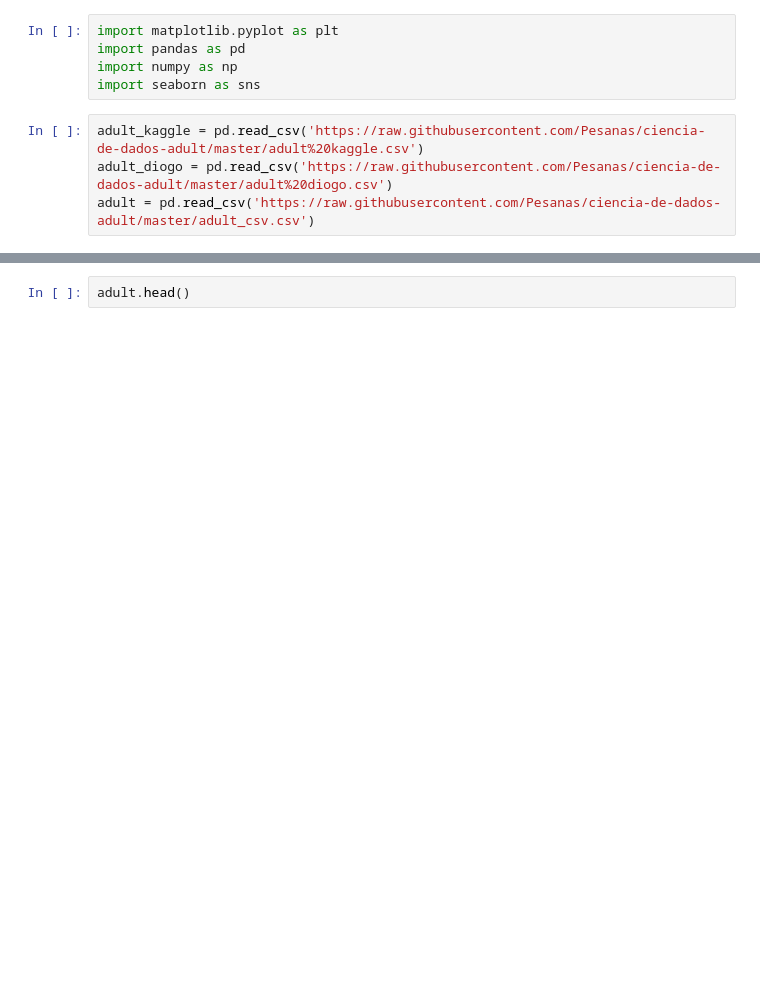
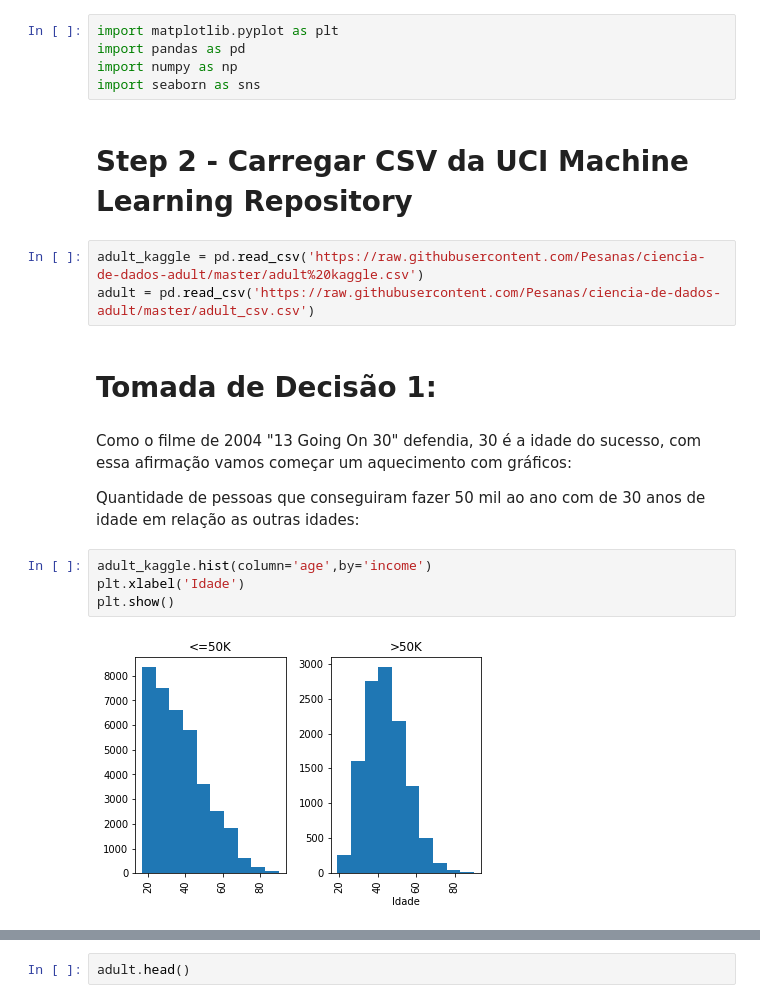
Before and after one commit to leonardojupiter/ciencia-de-dados-adult, a Jupyter notebook: ciencia_de_dados_adult.ipynb, the cells around one changed output, grey strips where cells are left out. Saved outputs shown, nothing was run; the diff lists cells and outputs as text; blank space fills up the shorter version.

```diff
--- a/ciencia_de_dados_adult.ipynb
+++ b/ciencia_de_dados_adult.ipynb
@@ -5,7 +7,20 @@ import matplotlib.pyplot as plt
 import pandas as pd
 import numpy as np
 import seaborn as sns
+# %% [markdown]
+# **Step 2 - Carregar CSV da UCI Machine Learning Repository**
 # %%
 adult_kaggle = pd.read_csv('https://raw.githubusercontent.com/Pesanas/ciencia-de-dados-adult/master/adult%20kaggle.csv')
-adult_diogo = pd.read_csv('https://raw.githubusercontent.com/Pesanas/ciencia-de-dados-adult/master/adult%20diogo.csv')
 adult = pd.read_csv('https://raw.githubusercontent.com/Pesanas/ciencia-de-dados-adult/master/adult_csv.csv')
+# %% [markdown]
+# **Tomada de Decisão 1:**
+# %% [markdown]
+Como o filme de 2004 "13 Going On 30" defendia, 30 é a idade do sucesso, com essa afirmação vamos começar um aquecimento com gráficos:
+
+Quantidade de pessoas que conseguiram fazer 50 mil ao ano com de 30 anos de idade em relação as outras idades:
+# %%
+adult_kaggle.hist(column='age',by='income')
+plt.xlabel('Idade')
+plt.show()
+# %% [output]
+[figure, added]
```
Also changed, not shown: parts of 12 cells of this notebook.
